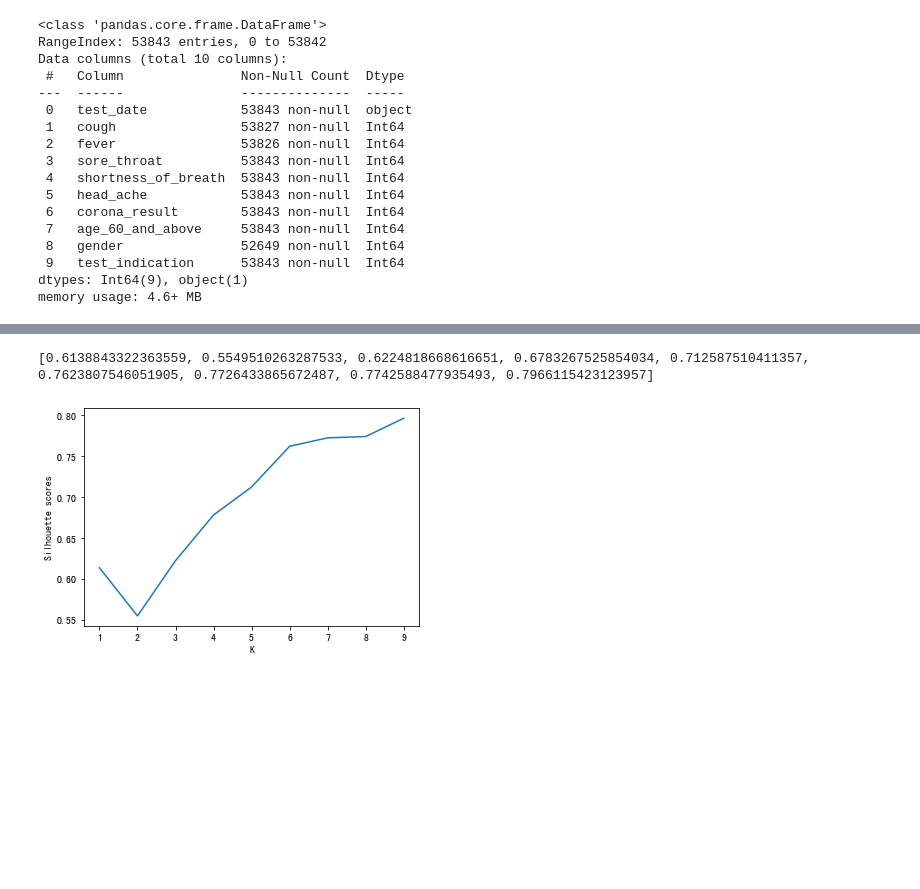
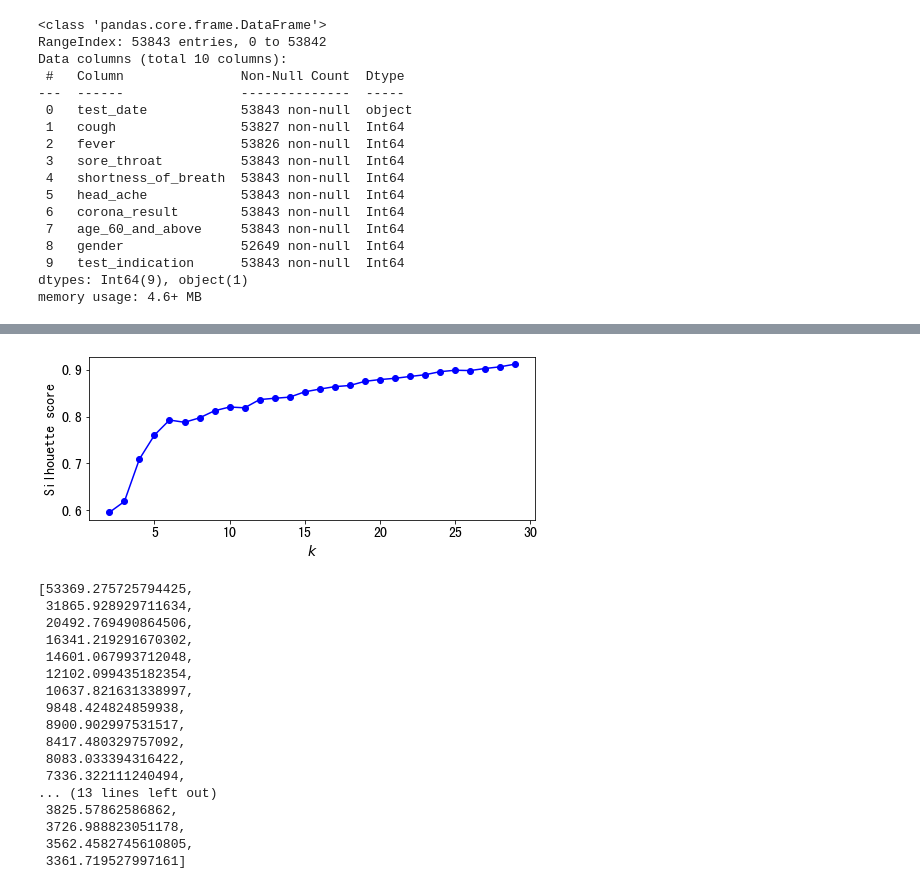
Before and after one commit to oraclekaia/DM_hw2, a Jupyter notebook: clustering.ipynb, the cells around one changed output, grey strips where cells are left out. Drawn from its saved outputs; the diff is of its cells as text; code cells hidden in the pictures; blank space fills up the shorter version.

Commit message:
clustering

```diff
--- a/clustering.ipynb
+++ b/clustering.ipynb
@@ -209,14 +139,0 @@ print(silhouette_avg)
-# %%
-# 迴圈
-silhouette_avgs = []
-ks = range(2, 11)
-for k in ks:
-    kmeans_fit = KMeans(n_clusters = k).fit(X)
-    cluster_labels = kmeans_fit.labels_
-    silhouette_avg = metrics.silhouette_score(X, cluster_labels)
-    silhouette_avgs.append(silhouette_avg)
-
-# 作圖並印出 k = 2 到 10 的績效
-plt.bar(ks, silhouette_avgs)
-plt.show()
-print(silhouette_avgs)
@@ -225,0 +140,4 @@ print(silhouette_avgs)
+# %%
+df=metadata.copy()
+df.dropna(inplace=True)
+df.isna().sum()
@@ -225,0 +156,4 @@ print(silhouette_avgs)
+# %%
+# 移除 class 與 日期
+X=df.drop(labels=["test_date", "corona_result"], axis=1).values
+y=df["corona_result"]
@@ -226,5 +164,5 @@ print(silhouette_avgs)
 # %%
-# k = 1~10 做10次kmeans, 並將每次結果的inertia收集在一個list裡
-kmeans_list = [KMeans(n_clusters=k, random_state=46).fit(X)
-                for k in range(1, 11)]
-inertias = [model.inertia_ for model in kmeans_list]
+kmeans_list = [KMeans(n_clusters=k, random_state=random_state).fit(X)
+                for k in range(1, 30)]
+silhouette_scores = [silhouette_score(X, model.labels_)
+                     for model in kmeans_list[1:]]
@@ -249,14 +168,0 @@ silhouette_scores = [silhouette_score(X, model.labels_)
-# %%
-print(silhouette_scores)
-# %% [output]
-[0.6138843322363559, 0.5549510263287533, 0.6224818668616651, 0.6783267525854034, 0.712587510411357, 0.7623807546051905, 0.7726433865672487, 0.7742588477935493, 0.7966115423123957]
-# %%
-x=[k for k in range(1, 10)]
-y=silhouette_scores
-
-plt.plot(x, y)
-plt.xlabel('K')
-plt.ylabel('Silhouette scores')
-plt.show()
-# %% [output]
-[figure, removed]
@@ -264,0 +169,30 @@ plt.show()
+# %%
+plt.figure(figsize=(8, 3))
+plt.plot(range(2, 30), silhouette_scores, "bo-")
+plt.xlabel("$k$", fontsize=14)
+plt.ylabel("Silhouette score", fontsize=14)
+
+plt.show()
+# %% [output]
+[figure, added]
+# %%
+inertias = [model.inertia_ for model in kmeans_list]
+inertias
+# %% [output]
+[53369.275725794425,
+ 31865.928929711634,
+ 20492.769490864506,
+ 16341.219291670302,
+ 14601.067993712048,
+ 12102.099435182354,
+ 10637.821631338997,
+ 9848.424824859938,
+ 8900.902997531517,
+ 8417.480329757092,
+ 8083.033394316422,
+ 7336.322111240494,
+... (13 lines left out)
+ 3825.57862586862,
+ 3726.988823051178,
+ 3562.4582745610805,
+ 3361.719527997161]
```
Also changed, not shown: parts of 27 cells of this notebook.
